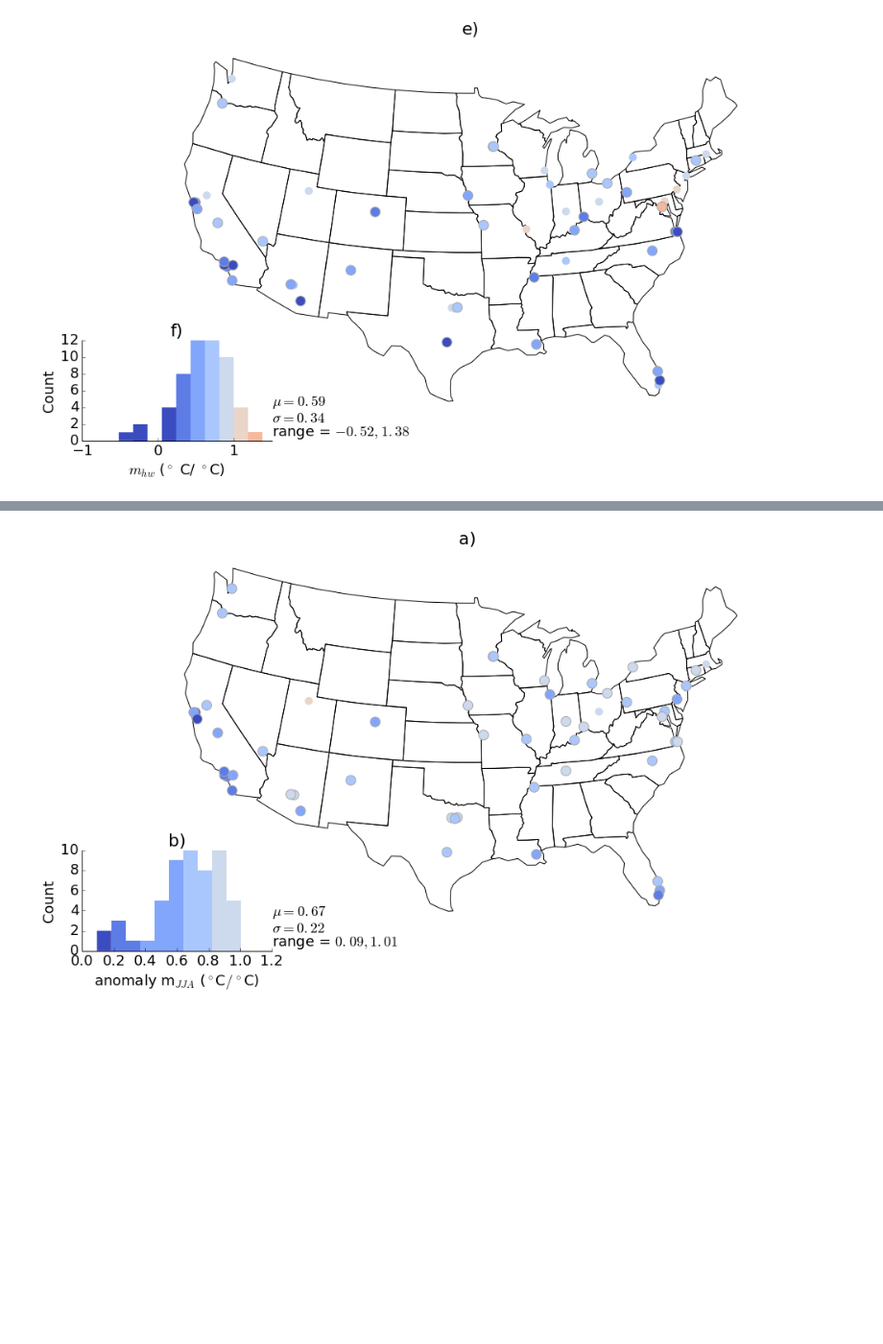
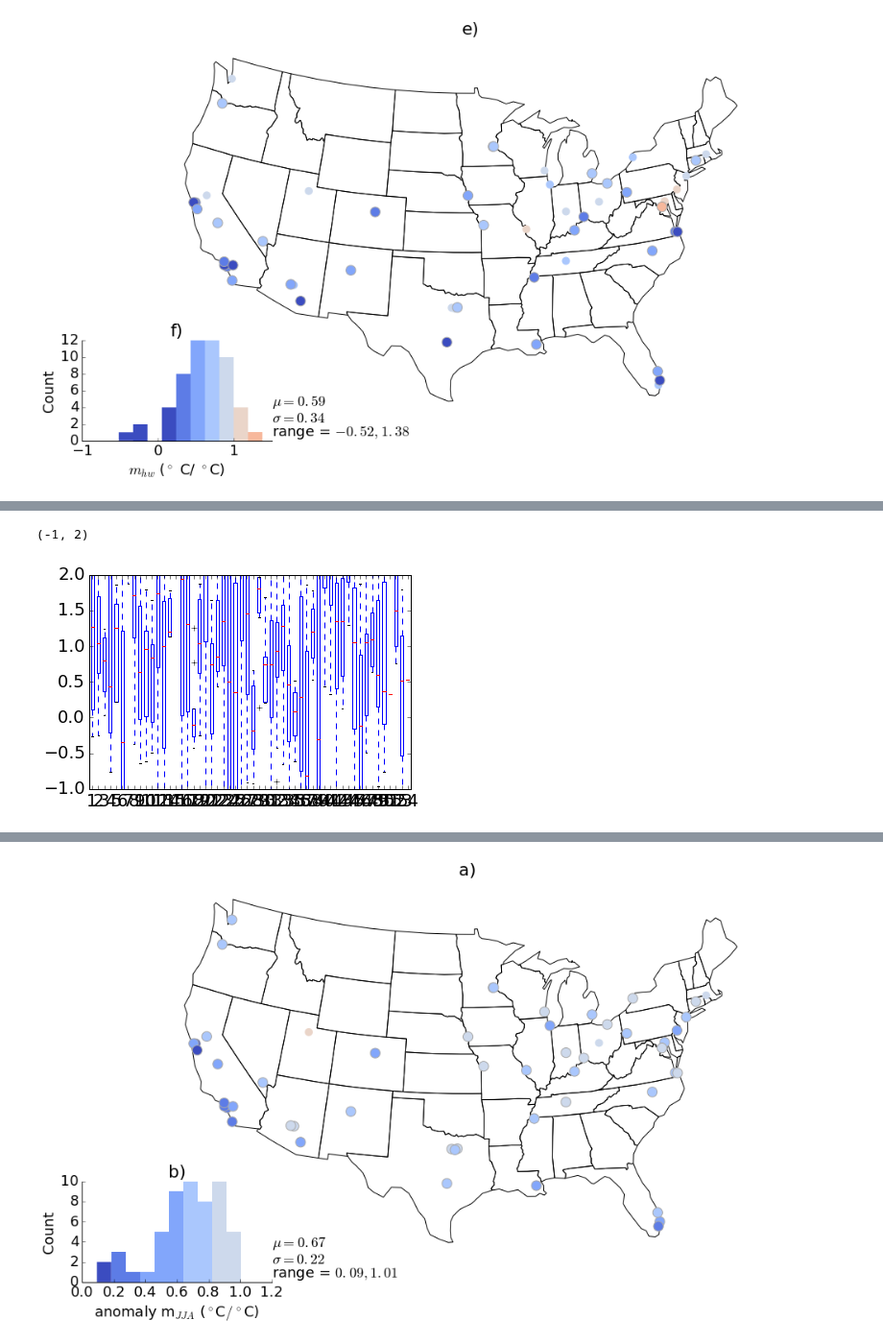
Before and after one commit to gottscott/heat, a Jupyter notebook: PaperFigures.ipynb, the cells around one changed output, grey strips where cells are left out. Shown at 96% size. Drawn from its saved outputs; the diff is of its cells as text; code cells hidden in the pictures; blank space fills up the shorter version.

```diff
--- a/PaperFigures.ipynb
+++ b/PaperFigures.ipynb
@@ -1160,0 +1177,6 @@ x[x>0].shape, y[y>0].shape
+# %%
+handle = plt.boxplot(trend_list)
+plt.ylim([-1,2])
+# %% [output]
+(-1, 2)
+[figure, added]
```
Also changed, not shown: parts of 10 cells of this notebook, 3 other files.
